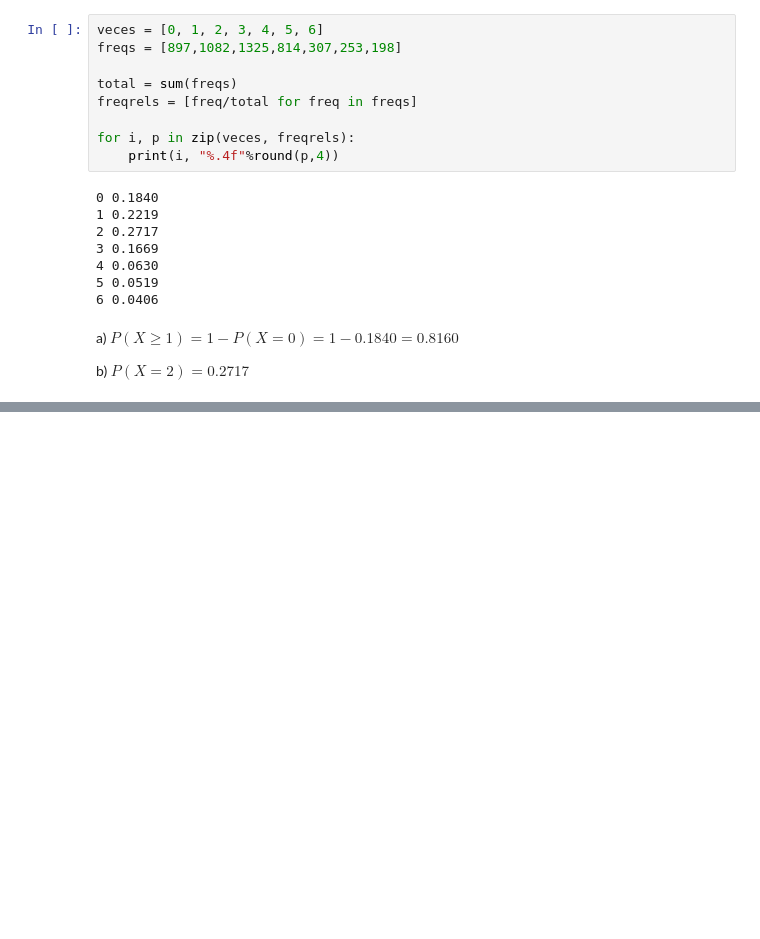
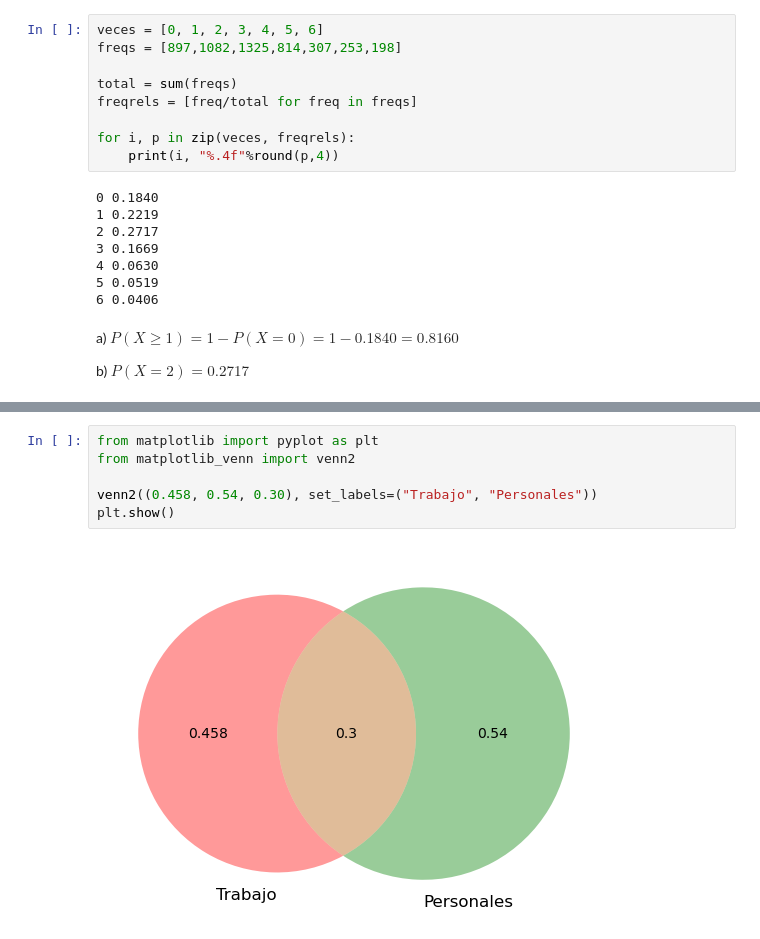
Before and after one commit to nadiasantillan/proba-notebooks, a Jupyter notebook: tp2.ipynb, the cells around one changed output, grey strips where cells are left out. Drawn from its saved outputs; the diff is of its cells as text; blank space fills up the shorter version.

```diff
--- a/tp2.ipynb
+++ b/tp2.ipynb
@@ -386,0 +418,8 @@ b) $P(X=2)=0.2717$
+# %%
+from matplotlib import pyplot as plt
+from matplotlib_venn import venn2
+
+venn2((0.458, 0.54, 0.30), set_labels=("Trabajo", "Personales"))
+plt.show()
+# %% [output]
+[figure, added]
```
Also changed, not shown: parts of 6 cells of this notebook.
